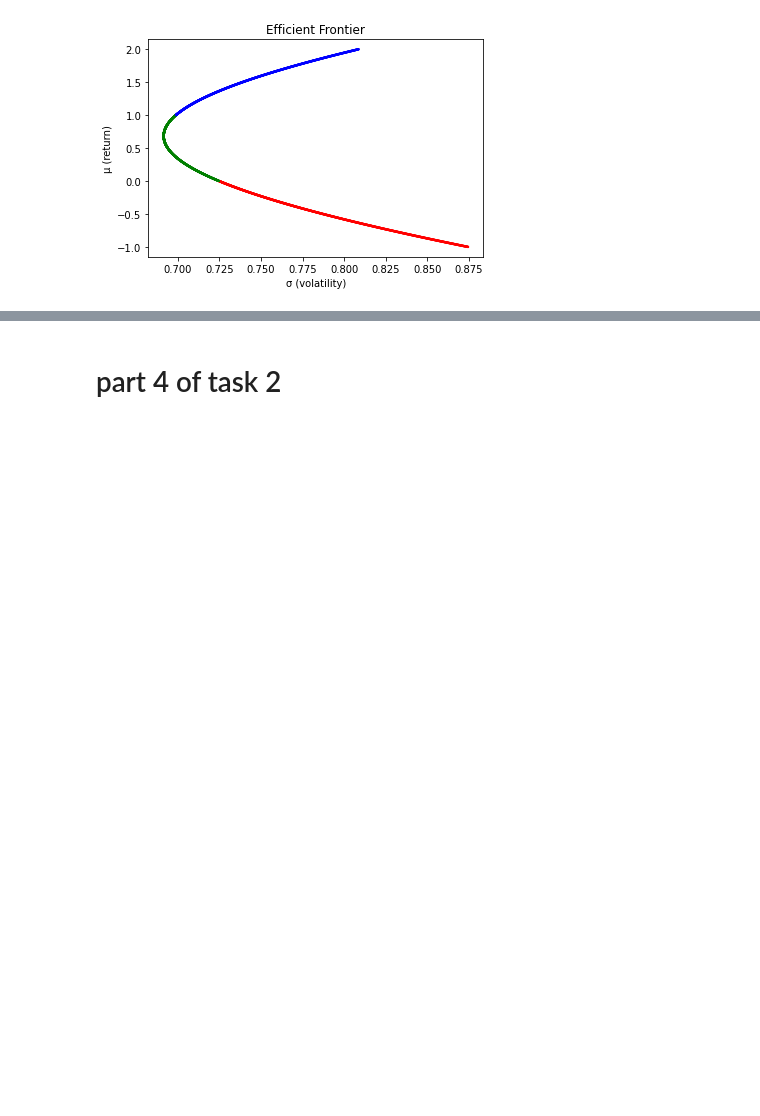
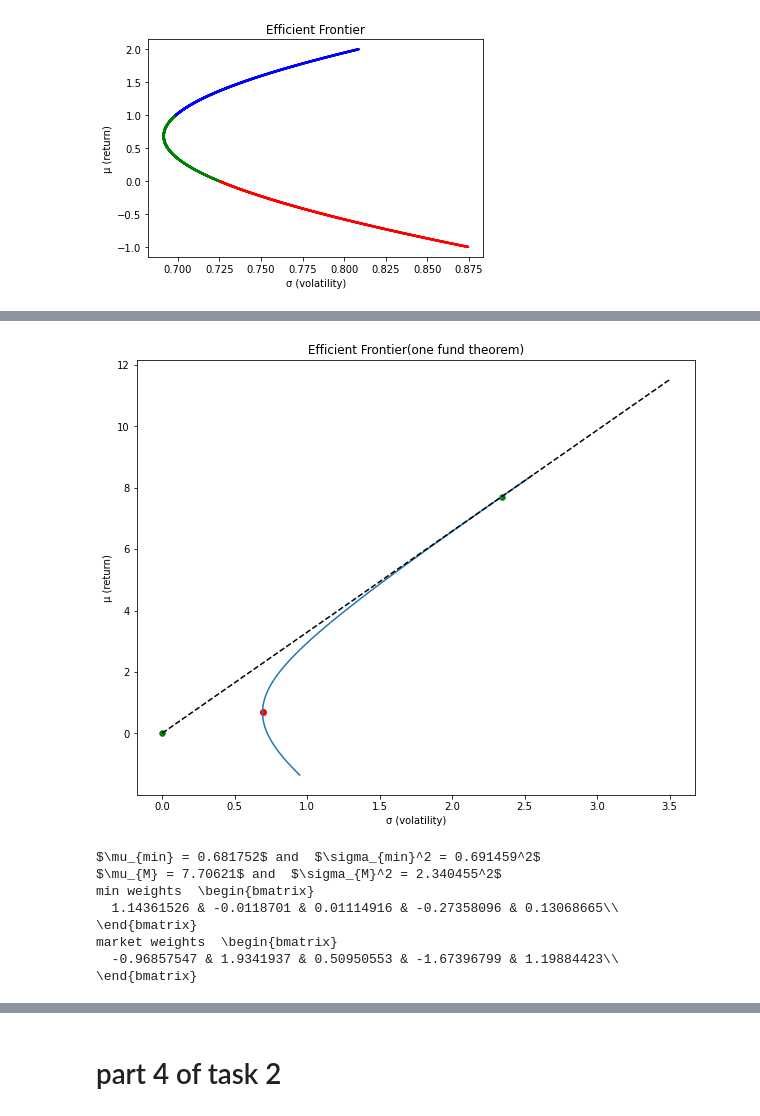
Before and after one commit to gmadurov/Financial-Mathematics, a Jupyter notebook: Assignment3.ipynb, the cells around one changed output, grey strips where cells are left out. Drawn from its saved outputs; the diff is of its cells as text; code cells hidden in the pictures; blank space fills up the shorter version.

```diff
--- a/Assignment3.ipynb
+++ b/Assignment3.ipynb
@@ -129,6 +147,6 @@ R_array = np.array(DF_R)
 # %%
 # C = np.array(pd.DataFrame.C(DF_R))*365
-μ = np.array([[i] for i in np.sum(R_array, axis=0)])
-C = np.cov(R_array, rowvar=False)*365
+μ = np.round(np.array([[i] for i in np.sum(R_array, axis=0)]), 4)
+C = np.round(np.cov(R_array, rowvar=False)*365, 4)
 C, μ
 # %% [output]
@@ -242,16 +265,0 @@ two_fund_theorem2(μ1, sqrt(σ1), μ2, sqrt(σ2), 0.3)
-# %%
-# C = np.array([
-#     [0.2, 0.1, 0.1],
-#     [0.1, 0.3, 0.1],
-#     [0.1, 0.1, 0.4]
-# ])
-# μt = np.array([[0.1, 0.2, 0.3]])
-# μ = np.transpose(μt)
-# r = 1/100
-# two_fund_theorem1(μ, C, r)
-# plotEfficientFrontier(μ, C)
-rf = 1/100
-ones = np.ones((len(C), 1))
-W = np.transpose(np.matmul(np.transpose(μ-rf*ones), inv(C)) /
-                    np.matmul((np.matmul(np.transpose(μ-rf*ones), inv(C))),    ones))
-np.transpose(μ-rf*ones),  inv(C), C
@@ -339,0 +291,43 @@ OneFundTheorem(μ, C, 1/100, 0)
+# %%
+def OneFundTheorem(μ, C, rf, end = 3.5):
+    ones = np.ones((len(C), 1))
+    W_market = np.transpose(np.matmul(np.transpose(μ-rf*ones), inv(C)) /
+                            np.matmul((np.matmul(np.transpose(μ-rf*ones), inv(C))),    ones))
+    W_min = inital_W(C)
+    market_μ, σ2p1 = get_μσ2(μ, C, W_market, False)
+    μ_min, σ_min = get_μσ2(μ, C, W_min, False)
+    market_σ = sqrt(σ2p1)
+    σ_min = sqrt(σ_min)
+    # print(market_μ, market_σ)
+    print()
+    sigma = np.linspace(0, end)
+    mew = rf+sigma*(market_μ-rf)/market_σ
+    fig = plt.figure(figsize=(10, 8))
+    # two_fund_theorem_from_points(
+    #     market_μ, market_σ, μ_min, σ_min, covMinMarket, show=False, fig=fig)
+    two_fund_theorem_from_matrix(μ, C, rf, show=False, fig=fig)
+    plt.title('Efficient Frontier(one fund theorem)')
+    plt.xlabel('σ (volatility)')
+    plt.ylabel('μ (return)')
+    plt.scatter((0), rf,  c='green', s=30)
+    plt.plot(sigma, mew, c='black', linestyle='dashed')
+    plt.scatter((σ_min), μ_min,  c='red')
+    plt.scatter((market_σ), market_μ,  c='green', s=30)
+    plt.show()
+    # min = 'min'
+    print(f'$\mu_{{min}} = {round(μ_min, 6)}$ and  $\sigma_{{min}}^2 = {round(σ_min, 6)}^2$')
+    print(f'$\mu_{{M}} = {round(market_μ, 6)}$ and  $\sigma_{{M}}^2 = {round(market_σ, 6)}^2$')
+    print('min weights ',bmatrix(np.transpose(W_min)))
+    print('market weights ', bmatrix(np.transpose(W_market)))
+
+OneFundTheorem(μ, C, 1/100)
+# %% [output]
+[figure, added]
+$\mu_{min} = 0.681752$ and  $\sigma_{min}^2 = 0.691459^2$
+$\mu_{M} = 7.70621$ and  $\sigma_{M}^2 = 2.340455^2$
+min weights  \begin{bmatrix}
+  1.14361526 & -0.0118701 & 0.01114916 & -0.27358096 & 0.13068665\\
+\end{bmatrix}
+market weights  \begin{bmatrix}
+  -0.96857547 & 1.9341937 & 0.50950553 & -1.67396799 & 1.19884423\\
+\end{bmatrix}
```
Also changed, not shown: parts of 13 cells of this notebook, 4 other files.
